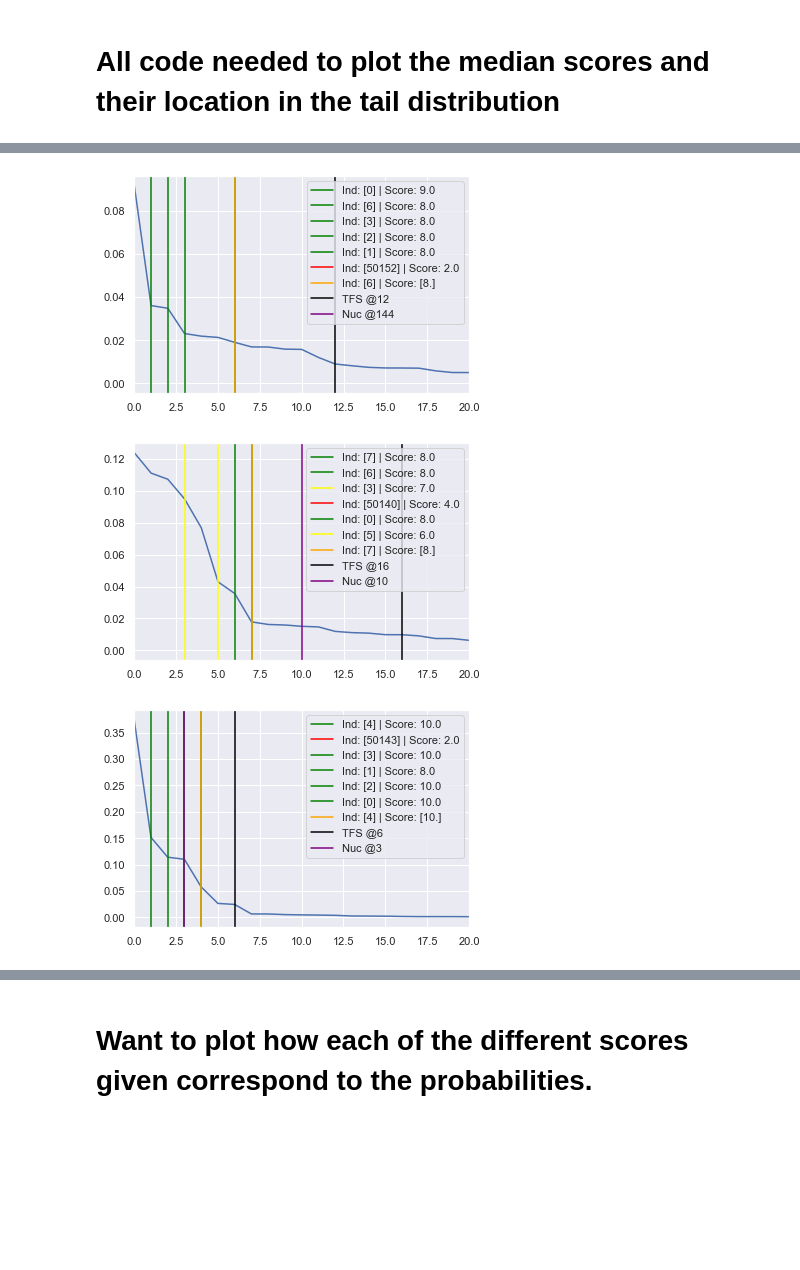
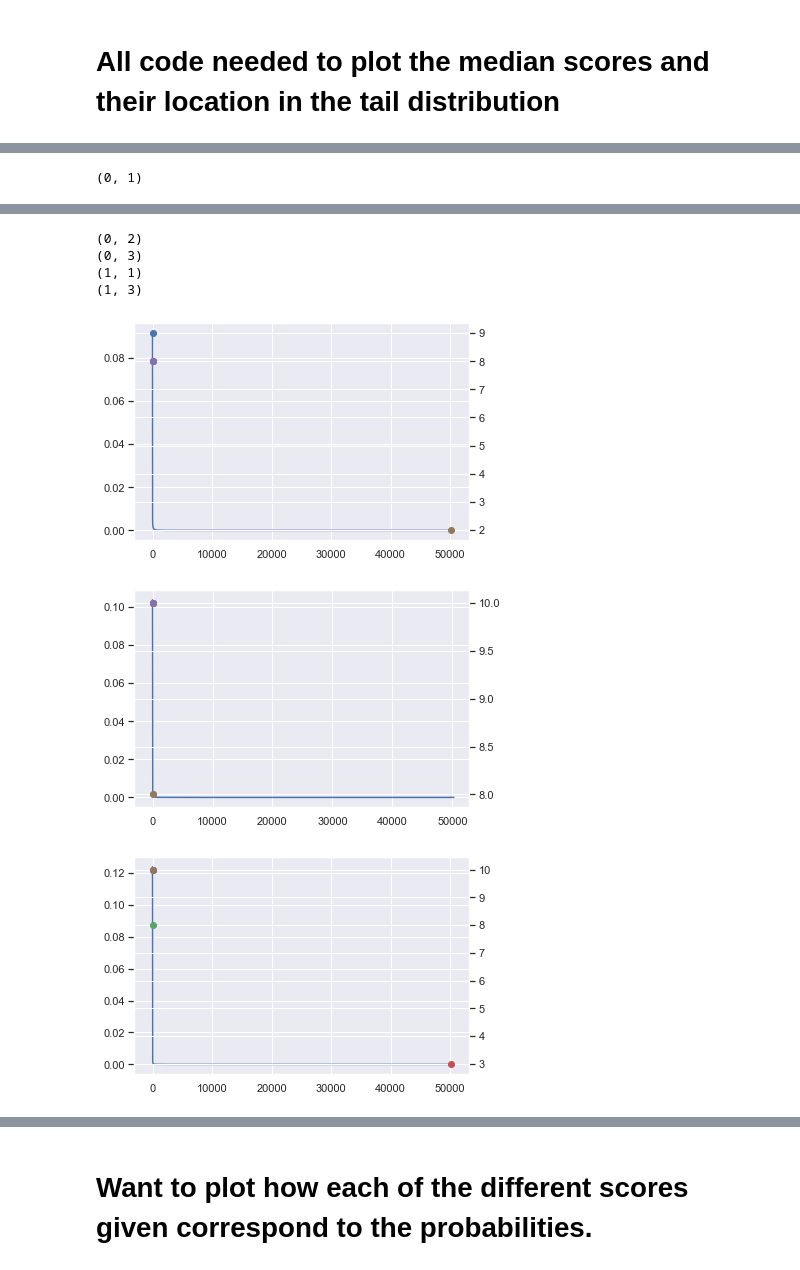
Before and after one commit to TrentBrick/tail-sampling, a Jupyter notebook: AnalyzeMTurk.ipynb, the cells around one changed output, grey strips where cells are left out. Cells and saved outputs as stored; diff of their text form; code cells hidden in the pictures; blank space fills up the shorter version.

```diff
--- a/AnalyzeMTurk.ipynb
+++ b/AnalyzeMTurk.ipynb
@@ -1266,8 +1291,8 @@ for k, v in guser.groupby(['q_ind', 'turk_v', 'word']):
 words_and_probs;
 # %%
 for k, v in words_and_probs.items():
-    if k[1] != 3:
-        continue
+    '''if k[1] != 3:
+        continue'''
     print(k)
     for tup in v:
         print(len(tup[1][2]))
@@ -1407,6 +1441,7 @@ plt.hist(y_ml.values)
 # %%
 df1 = pd.read_csv('MTURK_FIRST_backup_of_different_prob_slices.csv')
 df2 = pd.read_csv('MTURK_QUESTIONS_TWO__backup_of_different_prob_slices.csv')
+df3 = pd.read_csv('MTURK_QUESTIONS_THREE__backup_of_different_prob_slices.csv')
 # %%
 meta_deets; # is question index and then turk version.
 # %%
@@ -1420,0 +1465,3 @@ df1.head()
+# %%
+df3 = df3.iloc[[0, 6, 11, 15, 17]]
+df3.shape
@@ -1421,3 +1470,5 @@ df1.head()
+# %%
+df3.reset_index(inplace=True)
 # %%
 batch_size=25
 num_batches=4
@@ -1469,9 +1534,13 @@ meta_deets
 # %%
-n_ans_ords = []
+to_df = []
 for m_deets_ind, q_turk in enumerate(meta_deets):
 
     if 8 not in y[m_deets_ind]:
         continue
+
+    '''if q_turk[1] !=3:
+        continue'''
+    print(q_turk)
 
     q_score = y[m_deets_ind]
     q_prob = x[m_deets_ind]
@@ -1482,45 +1551,67 @@ for m_deets_ind, q_turk in enumerate(meta_deets):
         sps_loc = df1.loc[ind, ['batch_ind', 'ind_in_batch', 'time_point'] ]
     elif q_turk[1] == 2:
         sps_loc = df2.loc[ind, ['batch_ind', 'ind_in_batch', 'time_point'] ]
+    elif q_turk[1] == 3:
+        sps_loc = df3.loc[ind, ['batch_ind', 'ind_in_batch', 'time_point'] ]
 
     b_ind, ind_in_b,tp = sps_loc['batch_ind'], sps_loc['ind_in_batch'],sps_loc['time_point']
     text_tp = tp + prompt_length+1
     sps = softmax(-np.sort(-all_logits[b_ind][ind_in_b, tp, :]))
     indices = np.argsort(-all_logits[b_ind][ind_in_b, tp, :])
+
     ground_token = text[b_ind][ind_in_b][text_tp]
 
-    plt.plot(np.arange(len(sps)), sps)
-    plt.xlim([0,20])
+    fig, ax = plt.subplots()
+    secaxy = ax.twinx()
+
+    ax.plot(np.arange(len(sps)), sps)
 
     for prob, score in zip(q_prob, q_score):
         sps_ind = np.where(sps==prob)[0]
-        if len(sps_ind)>0:
-            if score>=8:
+        secaxy.scatter(sps_ind, score)
 
-                plt.axvline(sps_ind, color='green', label='Ind: '+str(sps_ind)+' | Score: '+str(score))
-            elif score >=5:
-                plt.axvline(sps_ind, color='yellow', label='Ind: '+str(sps_ind)+' | Score: '+str(score))
-            else:
-                plt.axvline(sps_ind, color='red', label='Ind: '+str(sps_ind)+' | Score: '+str(score))
+    # find the first thing to drop below the threshold of 8.
+    # need to sort them first.
+    prob_s = -np.sort(-q_prob)
+    prob_inds = np.argsort(-q_prob)
+    q_score = q_score[prob_inds]
+    eight_inds = np.where(q_score<8)[0]
 
+    if len(eight_inds)>1:
+        eight_inds = eight_inds[0]
 
-    eight_inds = np.where(q_score>=8)[0]
-    min_eight_prob = np.min(q_prob[eight_inds])
+    if q_turk[1] !=3 and eight_inds == (len(prob_s)-1): # it has found the last one and this one is too far away for it to count
+        continue
+
+    if eight_inds >0:
+        eight_inds -=1
+    #print('index found after looking at the max:', eight_inds)
+    min_eight_prob = prob_s[eight_inds]
     min_eight_score = q_score[np.where(q_prob==min_eight_prob)[0]]
     sps_ind = np.where(sps==min_eight_prob)[0]
     if len(sps_ind)>0:
-        plt.axvline(sps_ind, color='orange', label='Ind: '+str(sps_ind)+' | Score: '+str(min_eight_score))
+        sps_ind = sps_ind[0]
+    else:
+        continue
+
+    ax.axvline(sps_ind, color='orange', label='Ind: '+str(sps_ind)+' | Score: '+str(min_eight_score))
 
     # plot where TFS and Nuc would go. Overall this looks v promising!
 
     first = sps[1:] - sps[:-1]
     second = first[1:] - first[:-1]
     tail_id = new_tfs(second, 0.9)
-    plt.axvline(tail_id, color='black', label='TFS @' + str(tail_id))
-    tail_id = nucleus_calc(sps, 0.63)
-    plt.axvline(tail_id, color='purple', label='Nuc @' +str(tail_id))
+    ax.axvline(tail_id, color='black', label='TFS @' + str(tail_id))
 
-    plt.legend()
+    tail_id_nuc = nucleus_calc(sps, 0.63)
+    ax.axvline(tail_id_nuc, color='purple', label='Nuc @' +str(tail_id_nuc))
+    ax.set_xlim([-5,tail_id_nuc+10])
+    secaxy.set_ylim([0,11])
+    ax.legend()
 
     plt.show()
+
+    # see how far away the tfs and nuc inds are:
+    to_df.append([sps_ind, tail_id, tail_id_nuc])
 # %% [output]
+(0, 1)
@@ -1528,3 +1619,7 @@ for m_deets_ind, q_turk in enumerate(meta_deets):
+(0, 2)
+(0, 3)
+(1, 1)
+(1, 3)
-[figure, old version]
+[figure, new version]
-[figure, old version]
+[figure, new version]
-[figure, old version]
+[figure, new version]
```
Also changed, not shown: parts of 88 cells of this notebook, 6 other files.
